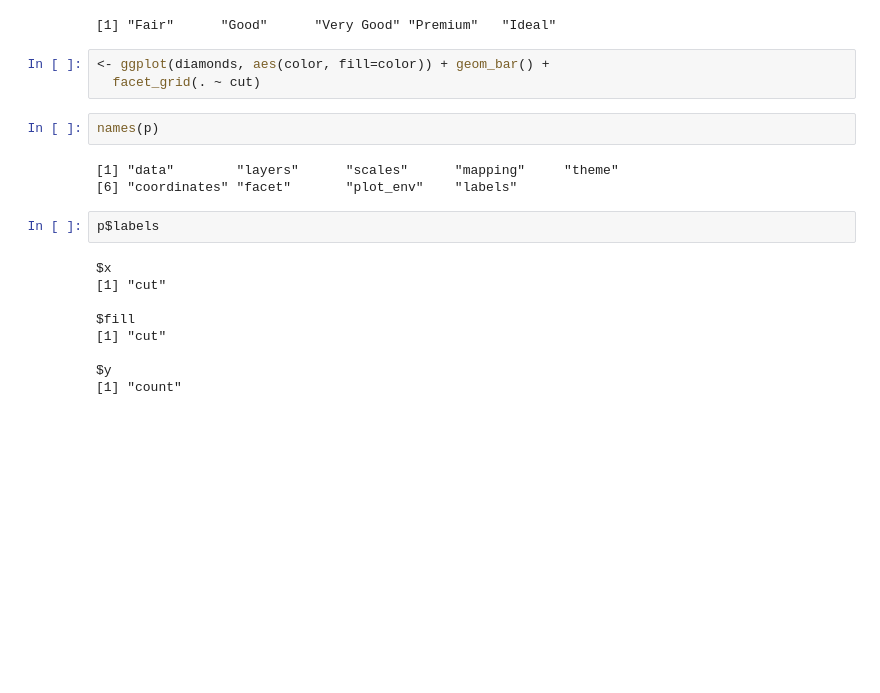
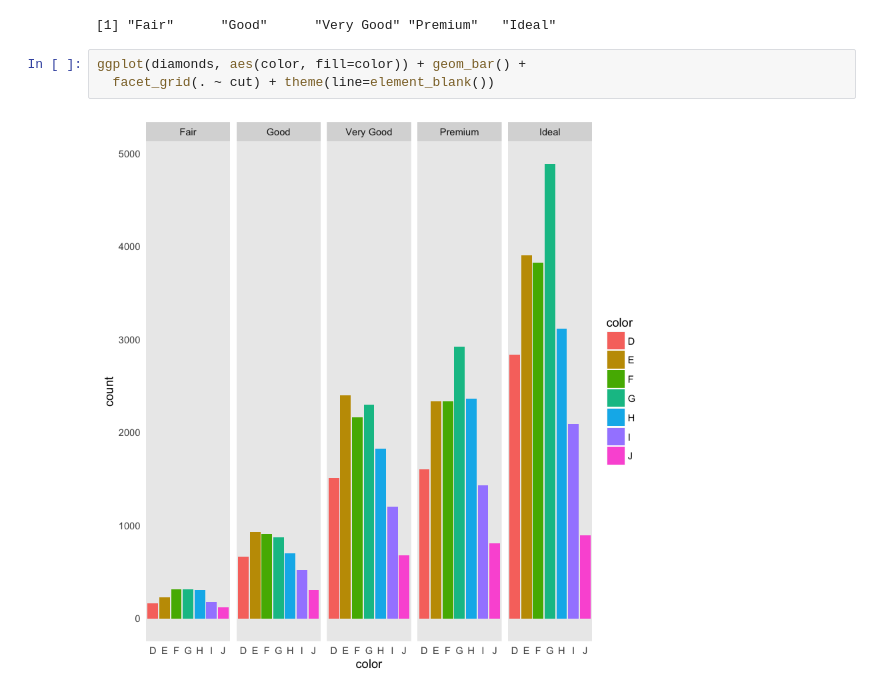
Before and after one commit to kylenpayne/CPSC_440_AB2, a Jupyter notebook: Kankanit plot example.ipynb, the cells around one changed output. Saved outputs shown, nothing was run; the diff lists cells and outputs as text; blank space fills up the shorter version.

```diff
--- a/Kankanit plot example.ipynb
+++ b/Kankanit plot example.ipynb
@@ -21,21 +21,7 @@ levels(diamonds$cut)
 # %% [output]
 [1] "Fair"      "Good"      "Very Good" "Premium"   "Ideal"
 # %%
-<- ggplot(diamonds, aes(color, fill=color)) + geom_bar() +
-  facet_grid(. ~ cut)
+ggplot(diamonds, aes(color, fill=color)) + geom_bar() +
+  facet_grid(. ~ cut) + theme(line=element_blank())
+# %% [output]
+[figure, added]
-# %%
-names(p)
-# %% [output]
-[1] "data"        "layers"      "scales"      "mapping"     "theme"
-[6] "coordinates" "facet"       "plot_env"    "labels"
-# %%
-p$labels
-# %% [output]
-$x
-[1] "cut"
-
-$fill
-[1] "cut"
-
-$y
-[1] "count"
```
